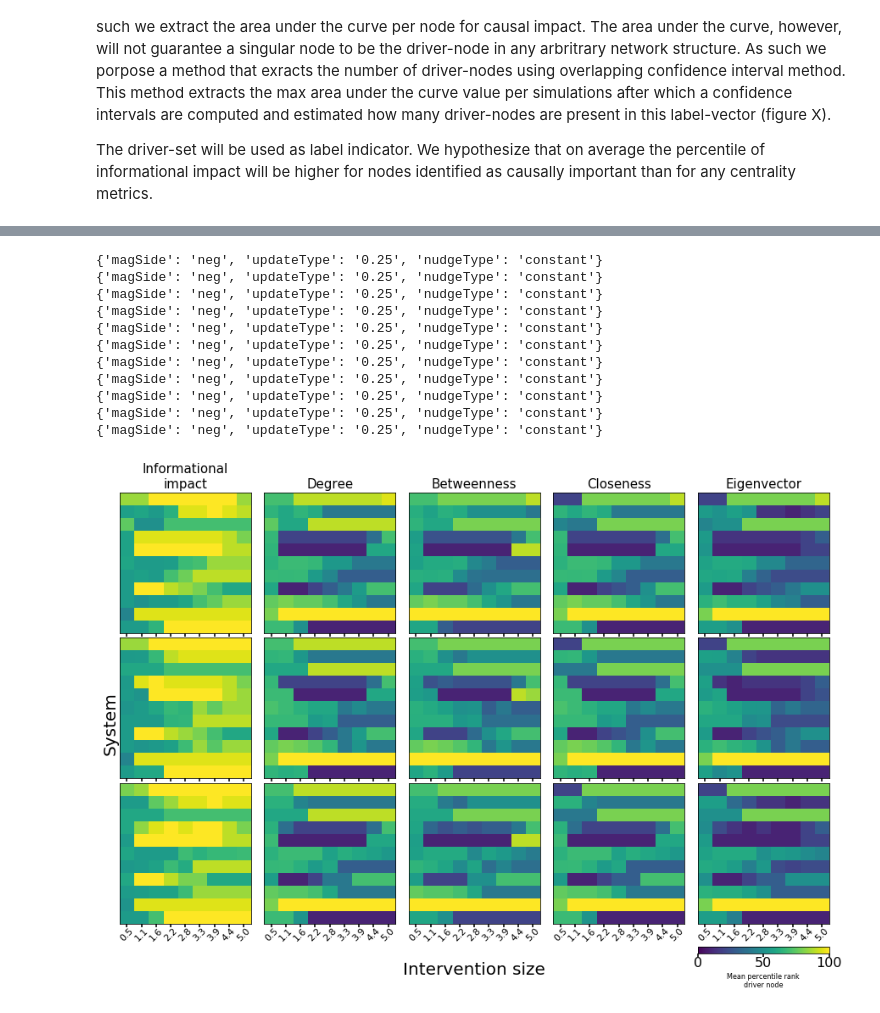
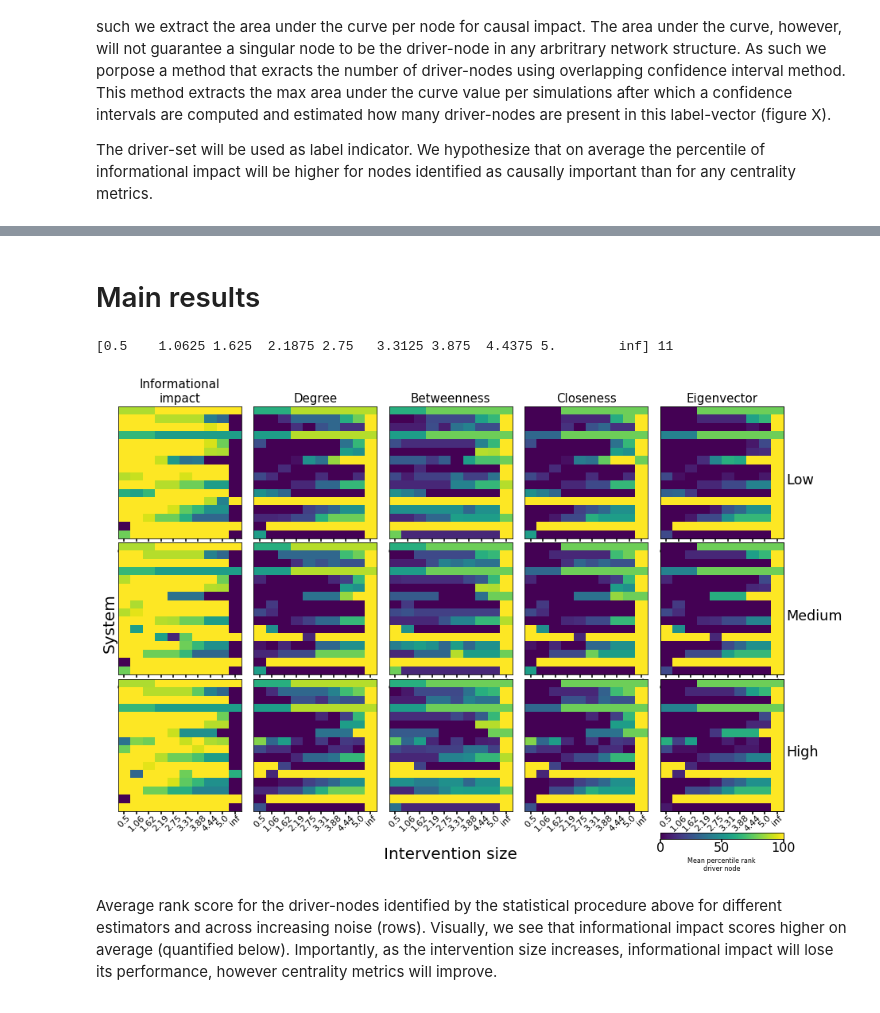
Before and after one commit to cvanelteren/information_impact, a Jupyter notebook: Notebooks/percentile analysis.ipynb, the cells around one changed output, grey strips where cells are left out. Saved outputs shown, nothing was run; the diff lists cells and outputs as text; code cells hidden in the pictures.

Commit message:
test this graph

```diff
--- a/Notebooks/percentile analysis.ipynb
+++ b/Notebooks/percentile analysis.ipynb
@@ -137,6 +148,6 @@ for (dataidx, pulseidx, tempidx) in combinations:
 # %%
 pulses = setting.get('pulseSizes')
-xr = np.arange(len(pulses))
+xr = np.arange(len(pulses) + 1)
 fig, ax = plt.subplots(1, ntemp, figsize = (10, 5), \
                        sharex = 'all', sharey = 'all')
 for temp in range(ntemp):
@@ -162,18 +174,8 @@ fig.show()
 # %%
-for k, v in settings.items():
-    print(v['modelSettings'])
+# for k, v in settings.items():
+#     print(v['modelSettings'])
-# %% [output]
-{'magSide': 'neg', 'updateType': '0.25', 'nudgeType': 'constant'}
-{'magSide': 'neg', 'updateType': '0.25', 'nudgeType': 'constant'}
-{'magSide': 'neg', 'updateType': '0.25', 'nudgeType': 'constant'}
-{'magSide': 'neg', 'updateType': '0.25', 'nudgeType': 'constant'}
-{'magSide': 'neg', 'updateType': '0.25', 'nudgeType': 'constant'}
-{'magSide': 'neg', 'updateType': '0.25', 'nudgeType': 'constant'}
-{'magSide': 'neg', 'updateType': '0.25', 'nudgeType': 'constant'}
-{'magSide': 'neg', 'updateType': '0.25', 'nudgeType': 'constant'}
-{'magSide': 'neg', 'updateType': '0.25', 'nudgeType': 'constant'}
-{'magSide': 'neg', 'updateType': '0.25', 'nudgeType': 'constant'}
-{'magSide': 'neg', 'updateType': '0.25', 'nudgeType': 'constant'}
+# %% [markdown]
+# Main results
 # %%
 %matplotlib inline
 
@@ -187,47 +189,62 @@ fig, ax = plt.subplots(ntemp + 2,\
 
 conditionLabels = ['Informational\nimpact', *list(centralities.keys())]
 conditionLabels = [i.replace('_', '\n').capitalize() for i in conditionLabels]
+xr = np.arange(npulse)
+pulses = np.array(setting.get('pulseSizes'))
+
+print(pulses, npulse)
+ratios = "Low Medium High".split()
 for condition in range(conditions):
     for temp in range(ntemp):
+        # setup axes
         tax = ax[temp, condition]
         tax.set_yticks([])
         tax.set_xticks(xr)
-        tax.set_xticklabels(np.round(pulses, 1), rotation = 45, \
+        tax.set_xticklabels(pulses.round(2), rotation = 45, \
                             fontsize = 11)
 
         tax.tick_params(axis = 'x',\
                        pad = 0.1)
         if temp == 0:
             title = conditionLabels[condition].replace('_', '\n').capitalize()
             tax.set_title(title, fontsize = 15)
-
-        h = tax.imshow([i[1:, temp, condition] for i in pscores.values()], \
+        # plot
+        d = np.array([i[1:, temp, condition] for i in pscores.values()])
+#         print(d.shape)
+        h = tax.imshow(d, \
                        vmin = 0, vmax = 100, aspect = 'auto',\
 #                       )
                       interpolation = None)
 
-
+        if condition == conditions - 1:
+            yax = tax.twinx()
+            yax.set_yticks ([])
+            yax.set_ylabel(f"{ratios[temp]}", \
+                           rotation = 0, horizontalalignment = 'left')
         if condition == conditions - 1 and temp == ntemp -1 :
             plt.colorbar(h, cax = ax[-1,condition], orientation = 'horizontal')
 #             fig.colorbar(h, cax = ax[-1, condition], orientation = 'horitzontal')
 
 for axi in ax[-2:, :].ravel()[:-1]:
     axi.axis('off')
 ax[-1, -1].set_xticks([0, 100])
 ax[-1, -1].tick_params(axis = 'x', pad = 0.01)
 ax[-1, -1].set_xlabel('Mean percentile rank\ndriver node', fontsize = 8)
 
 fig.subplots_adjust(hspace = .05, wspace = .10)
 # fig.colorbar(h, ax = ax[:2, :], pad = .01, \
 #              label = 'Average percentile score of drivers')
 mainax = fig.add_subplot(111, frameon = 0, \
                         xticks = [],\
                         yticks = [])
 mainax.set_xlabel('Intervention size', fontsize = 20,  labelpad = 10)
 mainax.set_ylabel('System', fontsize = 20, labelpad = 1.5)
 fig.show()
 # %% [output]
+[0.5    1.0625 1.625  2.1875 2.75   3.3125 3.875  4.4375 5.        inf] 11
-[figure, old version]
+[figure, new version]
+# %% [markdown]
+Average rank score for the driver-nodes identified by the statistical procedure above for different estimators and across increasing noise (rows). Visually, we see that informational impact scores higher on average (quantified below). Importantly, as the intervention size increases, informational impact will lose its performance, however centrality metrics will improve.
 # %%
 import ipywidgets as widgets
 from scipy.stats import sem
```
Also changed, not shown: parts of 16 cells of this notebook, 6 other files.
